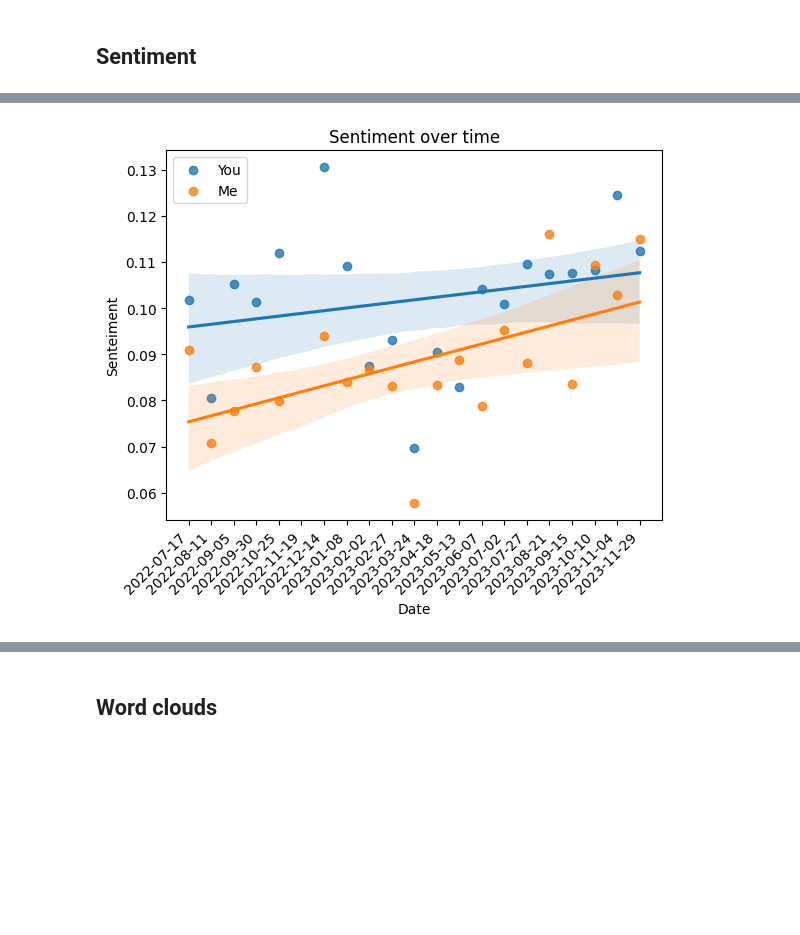
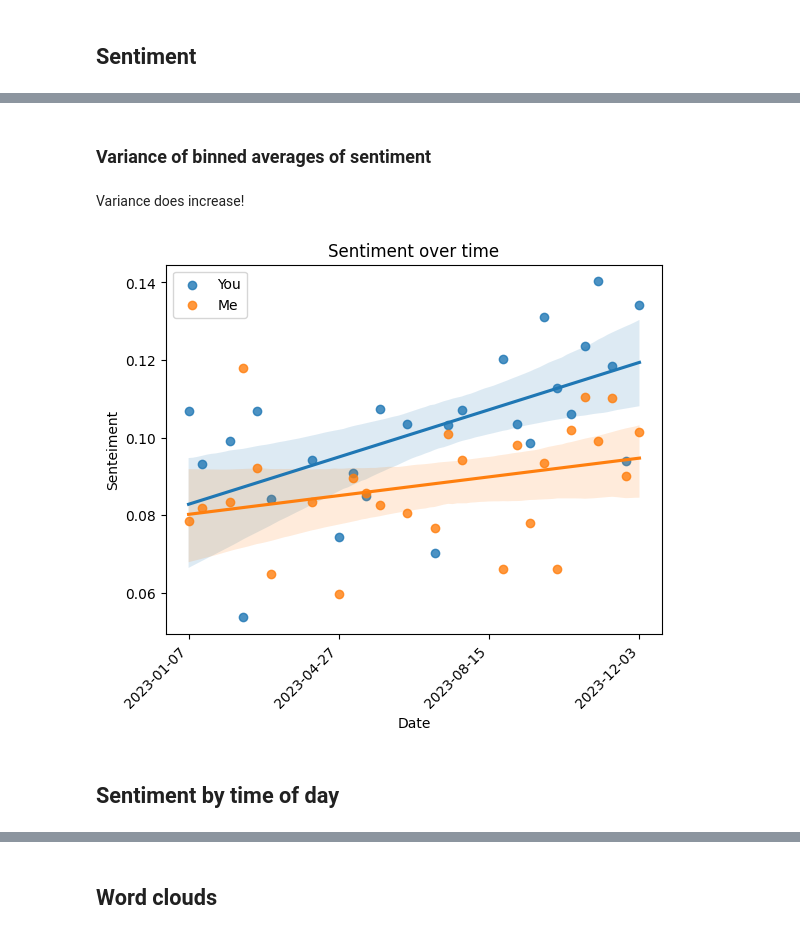
Before and after one commit to Tsangares/conversation, a Jupyter notebook: example.ipynb, the cells around one changed output, grey strips where cells are left out. Cells and saved outputs as stored; diff of their text form; code cells hidden in the pictures; blank space fills up the shorter version.

Commit message:
Update example db and the message analizer

```diff
--- a/example.ipynb
+++ b/example.ipynb
@@ -86,0 +80,3 @@ ma.plot_time_between_messages(df)
+# %%
+df = ma.get_signal_messages('~/Documents/signal/messages.csv', months=16, time_setting='received_at')
+ma.plot_sentiment_aggregate(df, days='1D')
@@ -87,4 +85,10 @@ ma.plot_time_between_messages(df)
+# %% [markdown]
+### Variance of binned averages of sentiment
+# %% [markdown]
+Variance does increase!
 # %%
-ma.plot_sentiment_aggregate(df, measure='var', days='25D')
+ma.plot_sentiment_aggregate(df, measure='var', days='10D')
 # %% [output]
-[figure, old version]
+[figure, new version]
+# %% [markdown]
+## Sentiment by time of day
```
Also changed, not shown: parts of 21 cells of this notebook, 1 other file.
